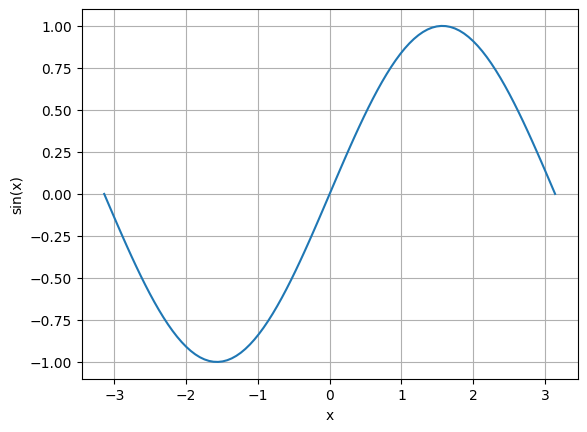
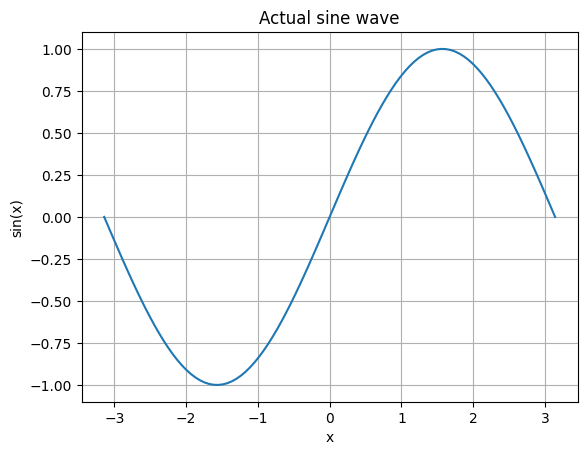
Unified diff of the notebook cell whose output changed from the first chart to the second:
--- before
+++ after
@@ -1,4 +1,4 @@
 # generating the data to train on
-xs = np.linspace(-math.pi,math.pi,100)
+xs = np.linspace(-math.pi, math.pi, 100)
 ys = [math.sin(x) for x in xs]
 
@@ -7,2 +7,4 @@
 plt.xlabel("x")
 plt.ylabel("sin(x)")
+plt.title("Actual sine wave")
+plt.show()

Commit: improved the plot images